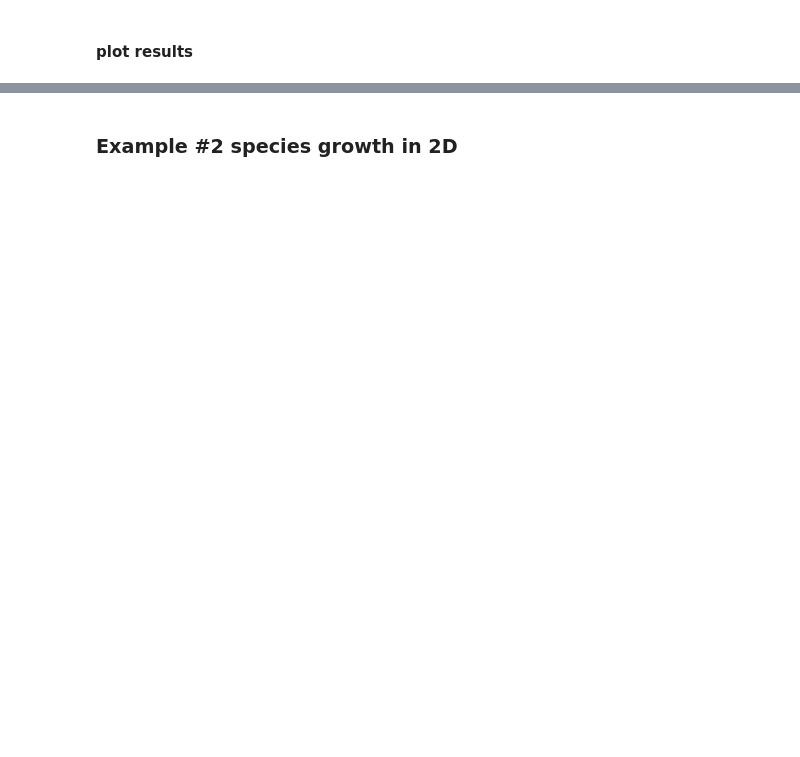
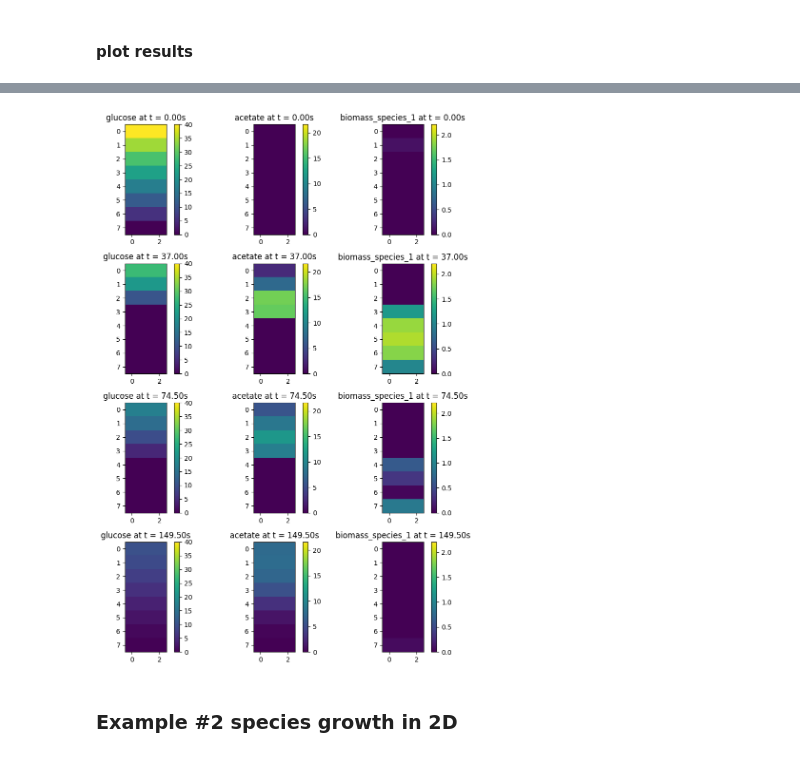
Before and after one commit to eagmon/notebook_tests, a Jupyter notebook: comets.ipynb, the cells around one changed output, grey strips where cells are left out. Saved outputs shown, nothing was run; the diff lists cells and outputs as text; code cells hidden in the pictures; blank space fills up the shorter version.

```diff
--- a/comets.ipynb
+++ b/comets.ipynb
@@ -670,19 +674,19 @@ initial_states = {
 
 # Specify diffusion coefficients for glucose, acetate, and biomass_species_1
 # These values control the rate of spread for each component in the simulation
-diffusion_coeffs = [
-    0.03,  # Diffusion coefficient for glucose
-    0.01,  # Diffusion coefficient for acetate
-    0.0,   # No diffusion for biomass_species_1, assuming immobile cells
-]
+diffusion_coeffs = {
+    'glucose': 0.03,            # Diffusion coefficient for glucose
+    'acetate': 0.01,            # Diffusion coefficient for acetate
+    'biomass_species_1': 0.0,   # No diffusion for biomass_species_1, assuming immobile cells
+}
 
 # Define advection (flow) fields for glucose, acetate, and biomass_species_1
 # Advection fields specify the direction and speed of flow for each component
-advection_fields = [
-    (0, 0),   # No advection for glucose
-    (0, 0),   # No advection for acetate
-    (0, 0.04) # Downward advection for biomass_species_1
-]
+advection_fields = {
+    'glucose': (0, 0),             # No advection for glucose
+    'acetate': (0, 0),             # No advection for acetate
+    'biomass_species_1': (0, 0.04) # Downward advection for biomass_species_1
+}
 
 # (Km, Vmax) for species 1
 kinetic_params_species_1 = {
@@ -751,3 +737,11 @@ plot_species_distributions(
+# %%
+n_times = len(comets_results['time'])
+time_indices=[0, int(n_times/4), int(n_times/2), n_times-1]
+plot_species_distributions(
+    comets_results,
+    time_indices=time_indices)
+# %% [output]
+[figure, added]
 # %% [markdown]
 ### Example #2 species growth in 2D
 # %%
```
Also changed, not shown: parts of 19 cells of this notebook.
